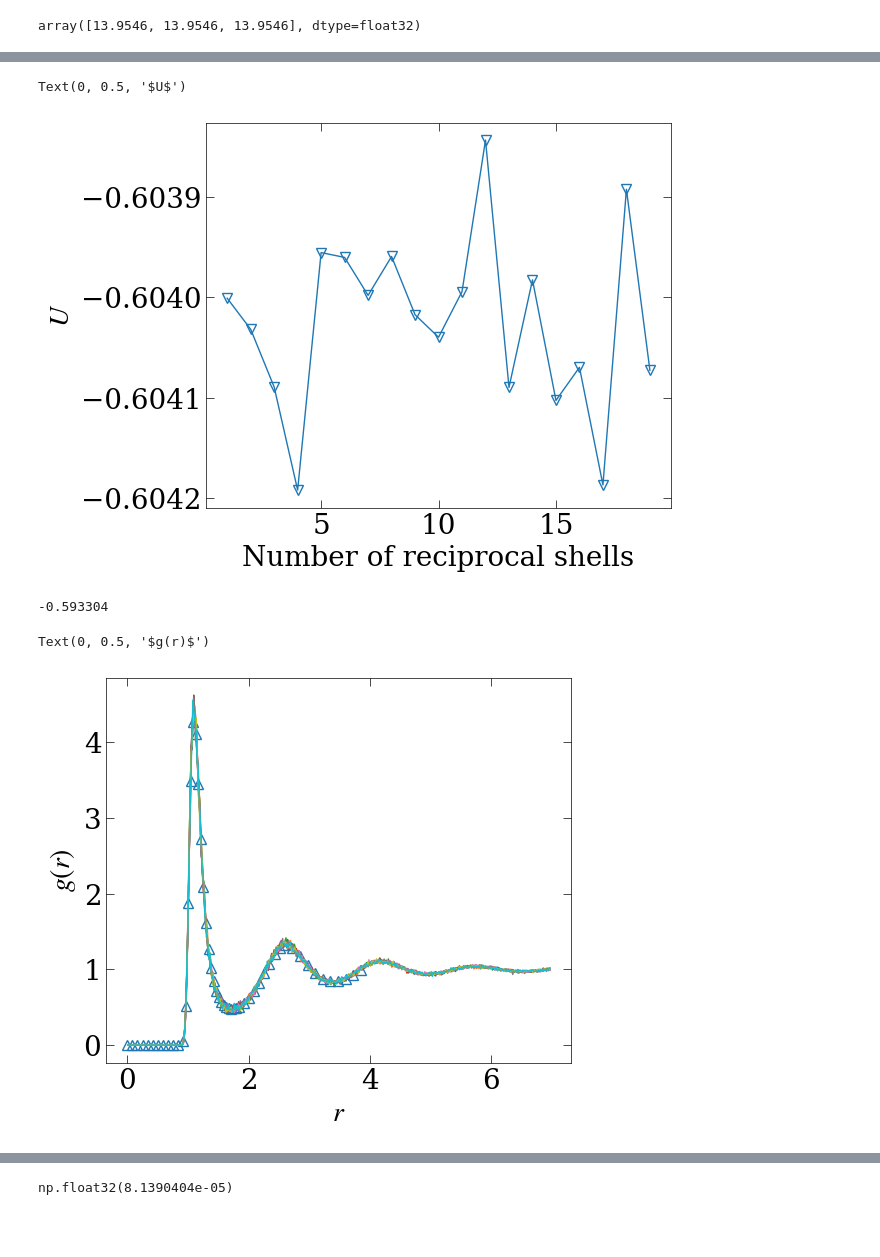
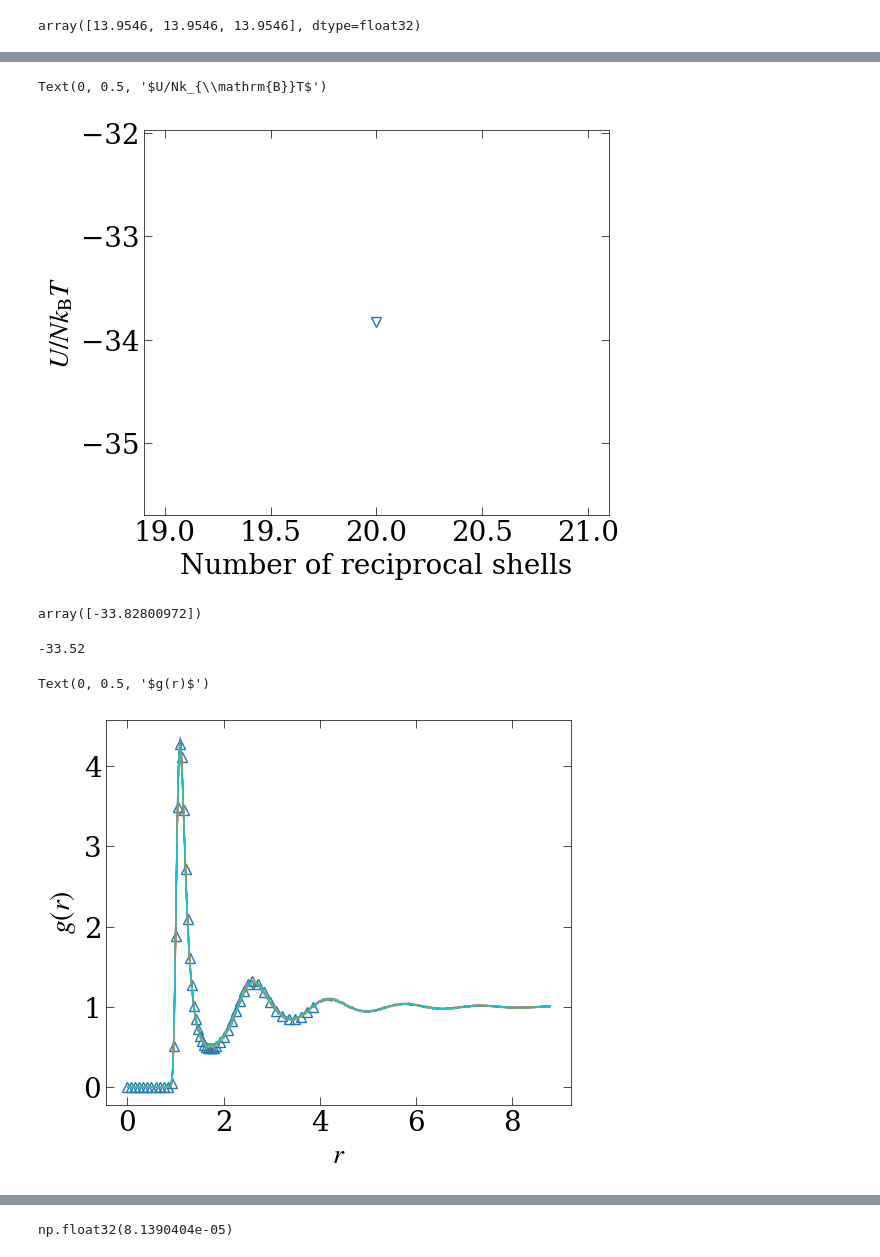
Before and after one commit to ThomasBechSchroeder/gamdpy, a Jupyter notebook: explore/ewald.ipynb, the cells around one changed output, grey strips where cells are left out. Drawn from its saved outputs; the diff is of its cells as text; code cells hidden in the pictures; blank space fills up the shorter version.

```diff
--- a/explore/ewald.ipynb
+++ b/explore/ewald.ipynb
@@ -186,7 +186,7 @@ damping = 0.5
 rcq = 5.0
 cut_q = np.full((2,2), rcq)
 electro_pot = gp.Electrostatics(damping=damping, cutoff=cut_q)
-electro_pot.set_ewald(nk=[1,1,1])
+electro_pot.set_ewald(ncut=1)
 electro_pot.get_params(configuration, compute_plan)
 
 r = np.linspace(1, 10, 100)
@@ -213,8 +219,8 @@ Text(0.5, 1.0, '$\\kappa=$0.50')
 # %%
 # Setting up simulation
-dt = 0.004  # timestep
-num_timeblocks = 16           # Do simulation in this many 'blocks'.
-steps_per_timeblock = 1*1024  # ... each of this many steps
+dt = 0.01  # timestep
+num_timeblocks = 32           # Do simulation in this many 'blocks'.
+steps_per_timeblock = 2048  # ... each of this many steps
 runtime_actions = [gp.TrajectorySaver(), gp.RestartSaver(), gp.ScalarSaver(32), gp.MomentumReset(100)]
 
 integrator = gp.integrators.NVT(temperature=temperature, tau=0.2, dt=dt)
@@ -226,14 +232,14 @@ dyns = []
 damping = 0.5
 rcq = 5.0
 cut_q = np.full((2,2), rcq)
-ns = range(1, 20)
+ns = [20]
 # %%
 for n in ns:
     print('##########################')
     print(f'Summing over the first {n} shells of replicas...')
     configuration = make_conf()
     electro_pot = gp.Electrostatics(damping=damping, cutoff=cut_q)
-    electro_pot.set_ewald(nk=[n, n, n])
+    electro_pot.set_ewald(ncut=n)
     sim = gp.Simulation(configuration, [pair_pot, electro_pot], integrator, runtime_actions,
                     num_timeblocks=num_timeblocks, steps_per_timeblock=steps_per_timeblock,
                     compute_plan=compute_plan, storage="memory")
@@ -448,18 +284,22 @@ Summing over the first 12 shells of replicas...
 # %%
 charges, _ = configuration.get_charged_particles()
 self_term = np.sum(charges**2) * damping / np.sqrt(np.pi)
 Us = np.array(Us)
-plt.plot(ns, (Us*configuration.N-self_term)/configuration.N)
+plt.plot(ns, (Us*configuration.N-self_term)/(configuration.N*temperature))
 # plt.axhline(y=-33.52*temperature)
 plt.xlabel('Number of reciprocal shells')
-plt.ylabel(r'$U$')
+plt.ylabel(r'$U/Nk_{\mathrm{B}}T$')
 # %% [output]
-Text(0, 0.5, '$U$')
+Text(0, 0.5, '$U/Nk_{\\mathrm{B}}T$')
-[figure, old version]
+[figure, new version]
+# %%
+(Us*configuration.N-self_term)/(configuration.N*temperature)
+# %% [output]
+array([-33.82800972])
 # %%
--33.52*temperature
+-33.52
 # %% [output]
--0.593304
+-33.52
 # %%
 # Hansen & McDonald
 r = [0.0, 0.084, 0.167, 0.251, 0.335, 0.419, 0.502, 0.586, 0.670,
@@ -484,11 +324,11 @@ g2 = [0.0, 0.0, 0.0, 0.0, 0.0, 0.0, 0.0, 0.0, 0.0,
       1.182, 1.059, 0.954, 0.880, 0.845, 0.844, 0.875, 0.931, 0.997]
 # %%
 plt.plot(r, g2, '^')
-for i in range(len(ns))[10:]:
+for i in range(len(ns)):
     plt.plot(rdfs[i]['distances'], rdfs[i]['rdf'][:, 0, 1], marker='none')
 plt.xlabel(r'$r$')
 plt.ylabel(r'$g(r)$')
 # %% [output]
 Text(0, 0.5, '$g(r)$')
-[figure, old version]
+[figure, new version]
 # %%
```
Also changed, not shown: parts of 4 cells of this notebook.
